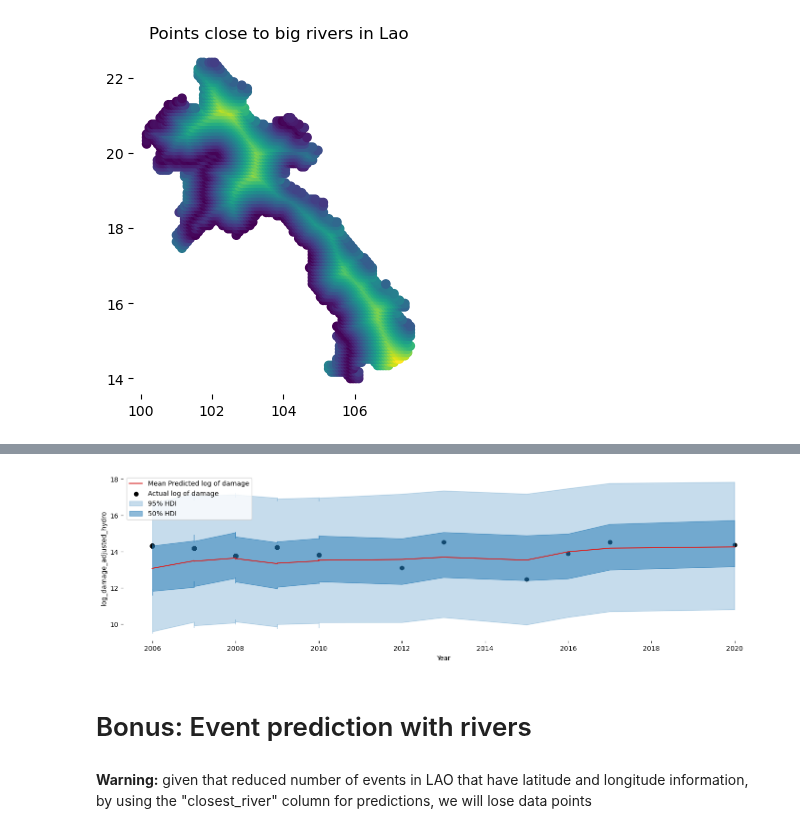
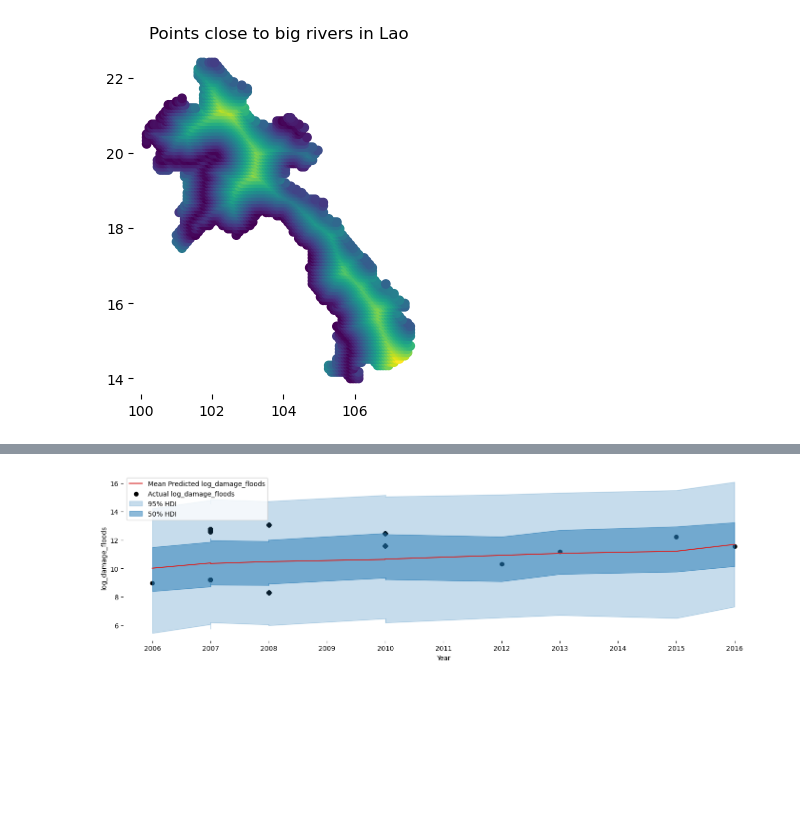
Before and after one commit to jessegrabowski/laos-climate-change, a Jupyter notebook: notebooks/Draft geospatial hydro_damage.ipynb, the cells around one changed output, grey strips where cells are left out. Drawn from its saved outputs; the diff is of its cells as text; code cells hidden in the pictures; blank space fills up the shorter version.

```diff
--- a/notebooks/Draft geospatial hydro_damage.ipynb
+++ b/notebooks/Draft geospatial hydro_damage.ipynb
@@ -221,8 +403,8 @@ xr_idx = xr.Coordinates.from_pandas_multiindex(df_1.set_index(['ISO', 'year']).i
 # %%
 #Simple Damages model
-with pm.Model(coords=coords) as simple_damages_model1:
+with pm.Model(coords=coords) as simple_damages_model:
     #Declare data
-    X, Y= add_data(features= coords["feature"] ,  target = "log_damage_adjusted_hydro", df = X_1 )
+    X, Y= add_data(features= coords["feature"] ,  target = "log_damage_adjusted_hydro", df = X_2 )
     X_stand = (X -X.mean())/ X.std()
 
     #Country effect
@@ -233,7 +415,7 @@ with pm.Model(coords=coords) as simple_damages_model1:
     betas = pm.Normal("beta", mu = 0, sigma = 1, dims = ["feature"])
 
     #Model mu
-    mu = pm.math.exp(country_effect[ISO_idx] + X_stand @ betas)
+    mu = pm.math.exp(country_effect[ISO_2_idx] + X_stand @ betas)
 
     #Sigma
     sigma = pm.Exponential('sigma', lam=1)
@@ -286,28 +608,32 @@ plotting_function(idata =simple_damages_idata1 ,
 # %%
 #df for modeling
-merged_df = pd.merge(damage_df, rep_df, right_on=["ISO", "year"], left_on= ["ISO", "year"], how = "left")
 
-df_2 = merged_df[[ "closest_river","ln_population_density", "population",  "ISO",
-                  "year" , "log_damage_adjusted_hydro", "ln_gdp_pc", "square_ln_gdp_p",
+df_4 = merged_df_f[[ "closest_river",
+                    "closest_river_int_ORD_FLOW_1",
+                    "ln_population_density", "ln_population_density_squared","population",
+                    "ISO","year" , "log_damage_floods",
+                    "ln_gdp_pc", "square_ln_gdp_p",
                  "precip_deviation", "co2"]].dropna()
 
-X_2 = (df_2.drop(columns = ["ISO", "year"]) .astype(int))
+
+
+X_4 = (df_4.drop(columns = ["ISO", "year"]) .astype(int))
 
 #Set coords
-ISO_idx_2, ISO_2 =  pd.factorize(df_2["ISO"])
+ISO_idx_4, ISO_4 =  pd.factorize(df_4["ISO"])
 coords = {
-    'ISO':ISO_2,
-    'year':df_2["year"].unique(),
-    'obs_idx':df_2.index,
-    'feature': X_2.drop(columns = ["log_damage_adjusted_hydro"]).columns
+    'ISO':ISO_4,
+    'year':df_4["year"].unique(),
+    'obs_idx':df_4.index,
+    'feature': X_4.drop(columns = ["log_damage_floods"]).columns
         }
 
-xr_idx = xr.Coordinates.from_pandas_multiindex(df_2.set_index(['ISO', 'year']).index, 'obs_idx')
+xr_idx = xr.Coordinates.from_pandas_multiindex(df_4.set_index(['ISO', 'year']).index, 'obs_idx')
 # %%
 #damages_with_river_model
 with pm.Model(coords=coords) as damages_with_river_model:
     #Declare data
-    X, Y= add_data(features= coords["feature"] ,  target = "log_damage_adjusted_hydro", df = X_2 )
+    X, Y= add_data(features= coords["feature"] ,  target = "log_damage_floods", df = X_4 )
     X_stand = (X -X.mean())/ X.std()
 
     #Country effect
@@ -318,7 +644,7 @@ with pm.Model(coords=coords) as damages_with_river_model:
     betas = pm.Normal("beta", mu = 0, sigma = 1, dims = ["feature"])
 
     #Model mu
-    mu = pm.math.exp(country_effect[ISO_idx_2] + X_stand @ betas)
+    mu = pm.math.exp(country_effect[ISO_idx_4] + X_stand @ betas)
 
     #Sigma
     sigma = pm.Exponential('sigma', lam=1)
@@ -328,8 +657,8 @@ with pm.Model(coords=coords) as damages_with_river_model:
 #Sampling
 with damages_with_river_model:
     damages_with_river_idata =sample_or_load(
-            fp="damages_with_river_model2",
-            resample=False,
+            fp="damages_with_river_model",
+            resample=True,
             sample_kwargs={
                 "nuts_sampler": 'nutpie',
                 "chains": 8,
@@ -384,11 +715,7 @@ az.plot_ppc(damages_with_river_idata);
 # %%
 plotting_function(idata =damages_with_river_idata ,
                   country = "VNM",
-                  df = df_2 ,
-                 target_variable= "log_damage_adjusted_hydro")
+                  df = df_4 ,
+                 target_variable= "log_damage_floods")
 # %% [output]
-[figure, old version]
+[figure, new version]
-# %% [markdown]
-# Bonus: Event prediction with rivers
-# %% [markdown]
-**Warning:** given that reduced number of events in LAO that have latitude and longitude information, by using the "closest_river" column for predictions, we will lose data points
```
Also changed, not shown: parts of 54 cells of this notebook, 4 other files.
